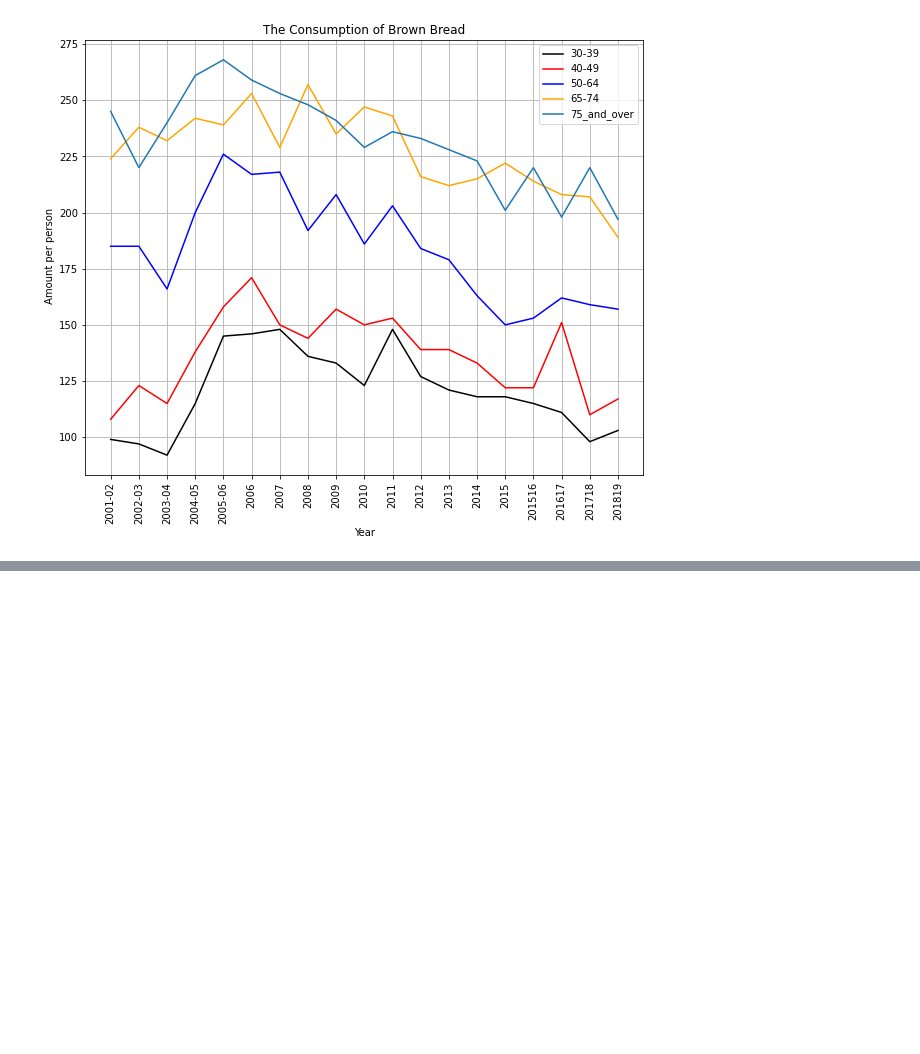
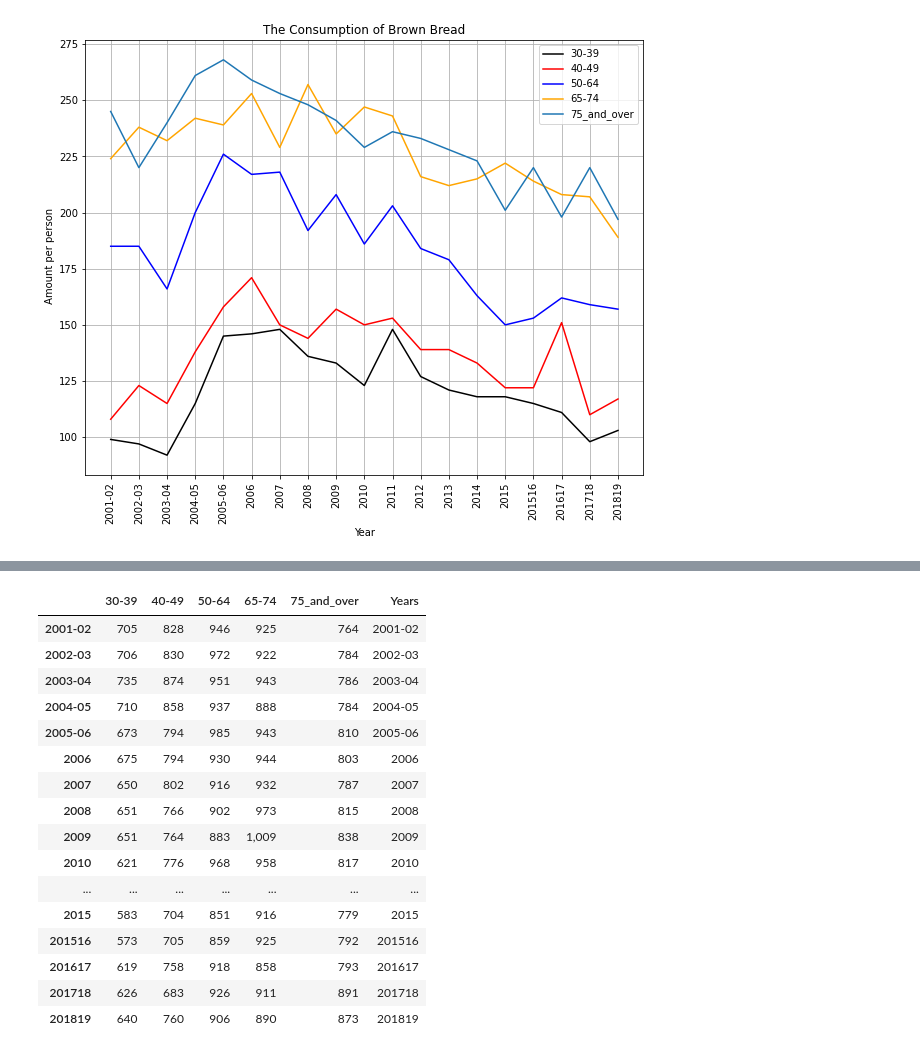
Before and after one commit to kass173/Project-1, a Jupyter notebook: Working_copy_project-Helen.ipynb, the cells around one changed output, grey strips where cells are left out. Drawn from its saved outputs; the diff is of its cells as text; code cells hidden in the pictures; blank space fills up the shorter version.

```diff
--- a/Working_copy_project-Helen.ipynb
+++ b/Working_copy_project-Helen.ipynb
@@ -383,0 +409,25 @@ plt.show()
+# %%
+meat2info=cleandf.loc[(cleandf["Food Group"] == "Non-carcase meat and meat products")]
+meat2info=meat2info.transpose ()
+meat2info = meat2info.iloc[6: , :]
+meat2info.columns =['30-39','40-49','50-64','65-74','75_and_over']
+meat2info['Years'] = meat2info.index
+meat2info
+# %% [output]
+|  | 30-39 | 40-49 | 50-64 | 65-74 | 75_and_over | Years |
+| 2001-02 | 705 | 828 | 946 | 925 | 764 | 2001-02 |
+| 2002-03 | 706 | 830 | 972 | 922 | 784 | 2002-03 |
+| 2003-04 | 735 | 874 | 951 | 943 | 786 | 2003-04 |
+| 2004-05 | 710 | 858 | 937 | 888 | 784 | 2004-05 |
+| 2005-06 | 673 | 794 | 985 | 943 | 810 | 2005-06 |
+| 2006 | 675 | 794 | 930 | 944 | 803 | 2006 |
+| 2007 | 650 | 802 | 916 | 932 | 787 | 2007 |
+| 2008 | 651 | 766 | 902 | 973 | 815 | 2008 |
+| 2009 | 651 | 764 | 883 | 1,009 | 838 | 2009 |
+| 2010 | 621 | 776 | 968 | 958 | 817 | 2010 |
+| ... | ... | ... | ... | ... | ... | ... |
+| 2015 | 583 | 704 | 851 | 916 | 779 | 2015 |
+| 201516 | 573 | 705 | 859 | 925 | 792 | 201516 |
+| 201617 | 619 | 758 | 918 | 858 | 793 | 201617 |
+| 201718 | 626 | 683 | 926 | 911 | 891 | 201718 |
+| 201819 | 640 | 760 | 906 | 890 | 873 | 201819 |
```
Also changed, not shown: parts of 29 cells of this notebook.
